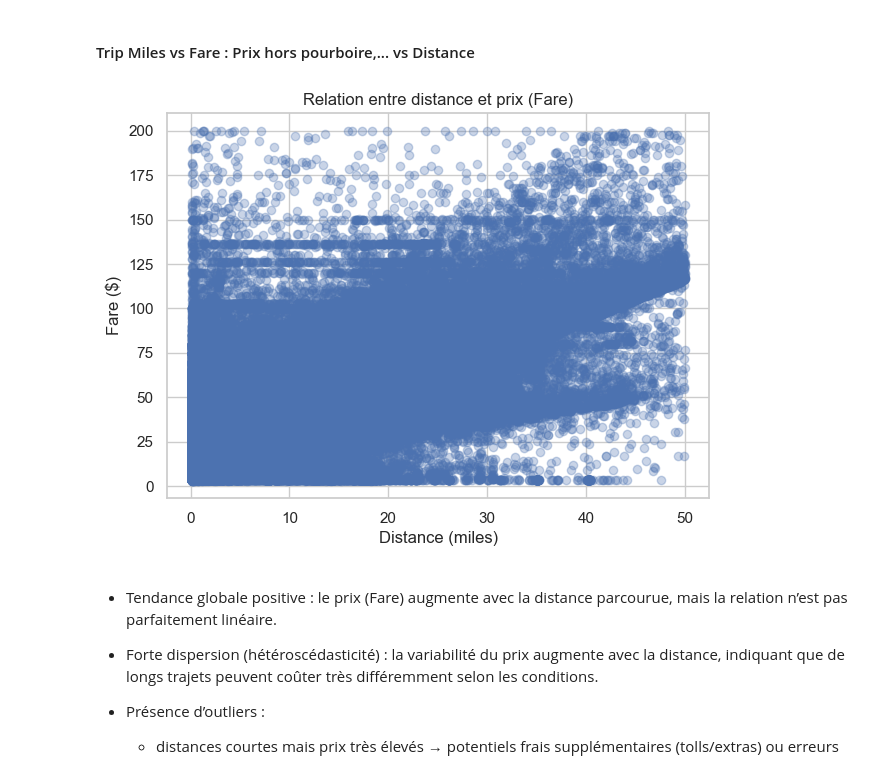
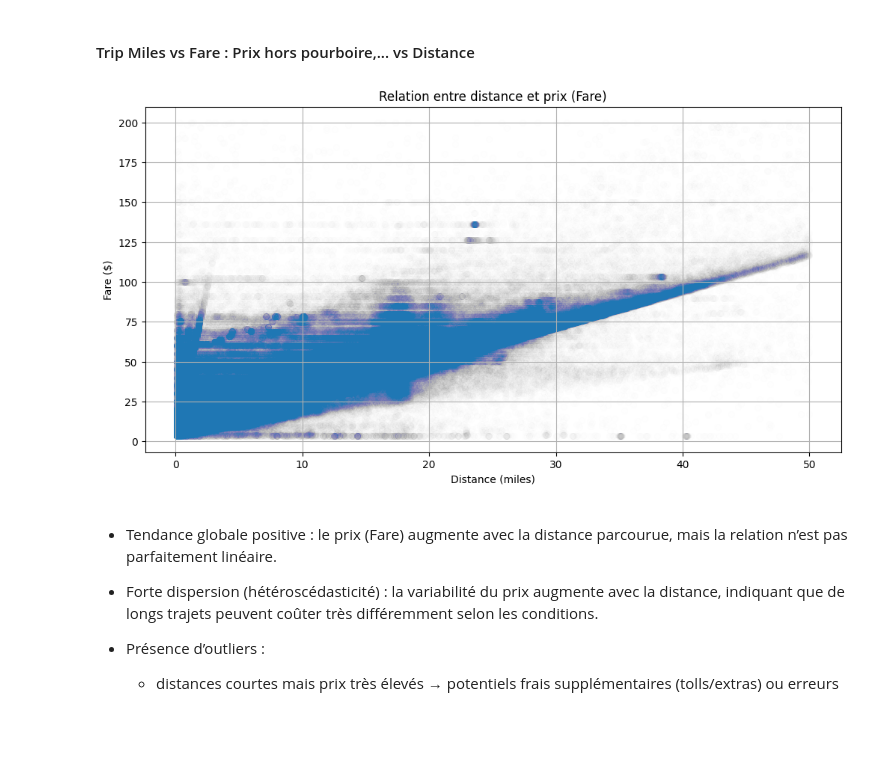
Before and after one commit to jbcheze/Predicting_Airline_Ticket_Prices, a Jupyter notebook: notebook/JB_Taxi_suite.ipynb, the cells around one changed output. Saved outputs shown, nothing was run; the diff lists cells and outputs as text; code cells hidden in the pictures; blank space fills up the shorter version.

```diff
--- a/notebook/JB_Taxi_suite.ipynb
+++ b/notebook/JB_Taxi_suite.ipynb
@@ -1387,14 +1385,15 @@ dropoff_freq
 # %% [markdown]
 #### Trip Miles vs Fare : Prix hors pourboire,... vs Distance
 # %%
-plt.figure(figsize=(7,5))
-plt.scatter(df['Trip Miles'], df['Fare'], alpha=0.3)
+plt.figure(figsize=(12,6))
+plt.scatter(df['Trip Miles'], df['Fare'], alpha=0.005)
 plt.xlabel("Distance (miles)")
 plt.ylabel("Fare ($)")
 plt.title("Relation entre distance et prix (Fare)")
+plt.grid()
 plt.show()
 # %% [output]
-[figure, old version]
+[figure, new version]
 # %% [markdown]
 - Tendance globale positive : le prix (Fare) augmente avec la distance parcourue, mais la relation n’est pas parfaitement linéaire.
 
```
Also changed, not shown: parts of 37 cells of this notebook.
